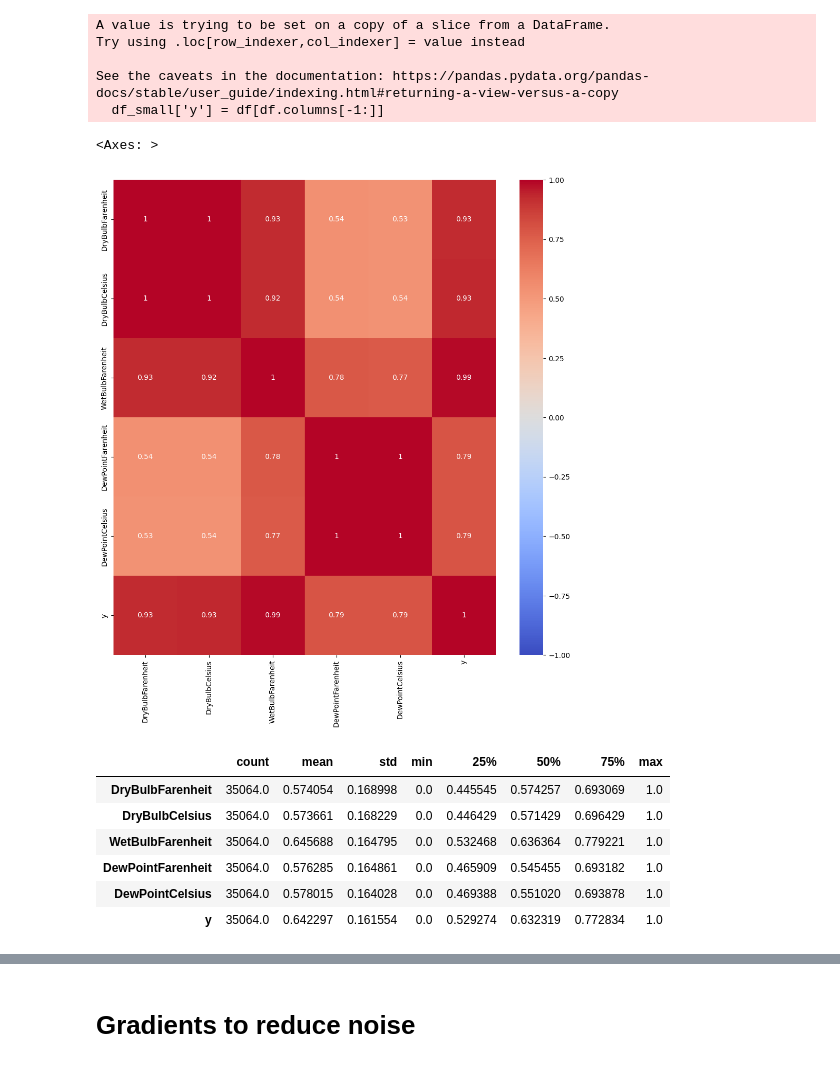
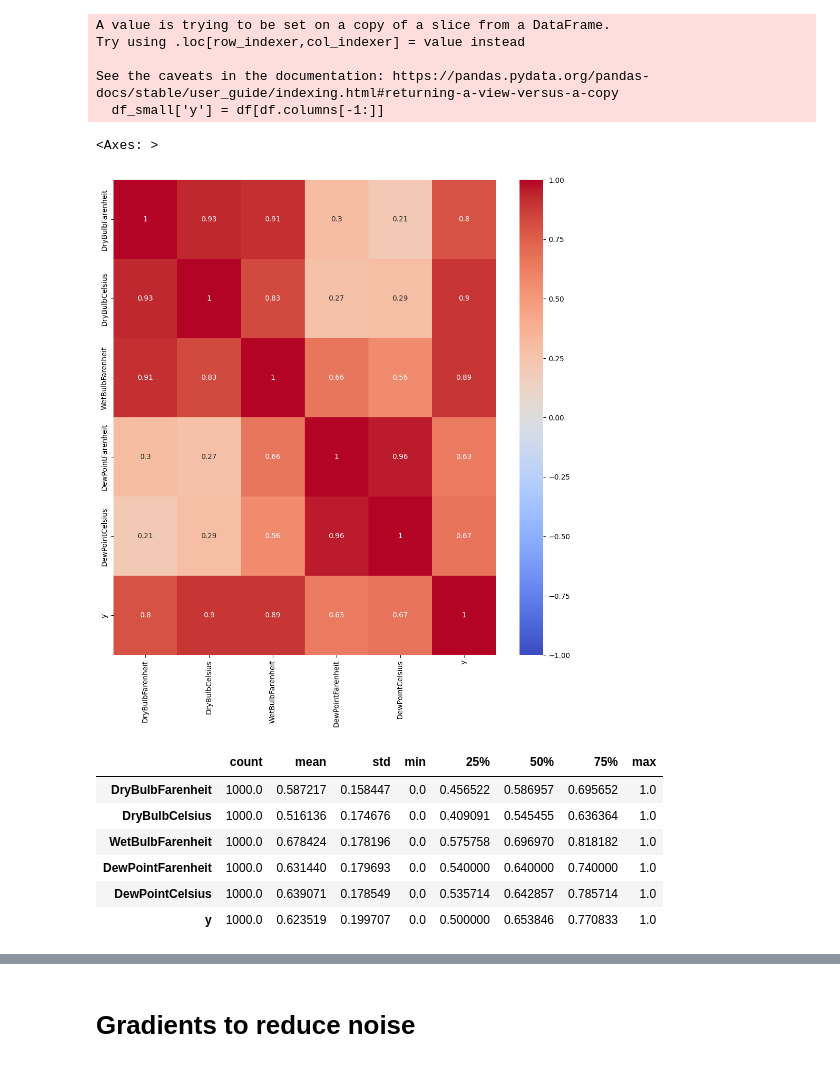
Before and after one commit to ari-dasci/S-DenoGrad, a Jupyter notebook: src/WTH/dense_NN.ipynb, the cells around one changed output, grey strips where cells are left out. Cells and saved outputs as stored; diff of their text form; code cells hidden in the pictures.

```diff
--- a/src/WTH/dense_NN.ipynb
+++ b/src/WTH/dense_NN.ipynb
@@ -57,7 +57,7 @@ def add_gaussian_noise(df:pd.DataFrame, columns:List[str], mean:float = 0.0, std
 # %% [markdown]
 # Load data
 # %%
-df = pd.read_csv(os.path.join(DATA_PATH, 'Informer_Datasets', 'WTH', 'WTH.csv'))
+df = pd.read_csv(os.path.join(DATA_PATH, 'Informer_Datasets', 'WTH', 'WTH.csv'))[:1000]
 df
 # %% [output]
 |  | date | Visibility | DryBulbFarenheit | DryBulbCelsius | WetBulbFarenheit | DewPointFarenheit | ... |
@@ -124,12 +124,12 @@ Try using .loc[row_indexer,col_indexer] = value instead
 See the caveats in the documentation: https://pandas.pydata.org/pandas-docs/stable/user_guide/indexing.html#returning-a-view-versus-a-copy
   df_small['y'] = df[df.columns[-1:]]
 # %%
-corr = df_small.corr()
+corr_orig = df_small.corr()
 plt.figure(figsize=(12, 12))
-sns.heatmap(corr, annot=True, cmap='coolwarm', vmin=-1, vmax=1)
+sns.heatmap(corr_orig, annot=True, cmap='coolwarm', vmin=-1, vmax=1)
 # %% [output]
 <Axes: >
-[figure, old version]
+[figure, new version]
 # %%
 scaler = MinMaxScaler()
 df_scaled = scaler.fit_transform(df_small)
@@ -137,10 +137,10 @@ df_scaled = pd.DataFrame(df_scaled, columns=df_small.columns)
 df_scaled.describe().T
 # %% [output]
 |  | count | mean | std | min | 25% | 50% | 75% | max |
-| DryBulbFarenheit | 35064.0 | 0.574054 | 0.168998 | 0.0 | 0.445545 | 0.574257 | 0.693069 | 1.0 |
-| DryBulbCelsius | 35064.0 | 0.573661 | 0.168229 | 0.0 | 0.446429 | 0.571429 | 0.696429 | 1.0 |
-| WetBulbFarenheit | 35064.0 | 0.645688 | 0.164795 | 0.0 | 0.532468 | 0.636364 | 0.779221 | 1.0 |
-| DewPointFarenheit | 35064.0 | 0.576285 | 0.164861 | 0.0 | 0.465909 | 0.545455 | 0.693182 | 1.0 |
-| DewPointCelsius | 35064.0 | 0.578015 | 0.164028 | 0.0 | 0.469388 | 0.551020 | 0.693878 | 1.0 |
-| y | 35064.0 | 0.642297 | 0.161554 | 0.0 | 0.529274 | 0.632319 | 0.772834 | 1.0 |
+| DryBulbFarenheit | 1000.0 | 0.587217 | 0.158447 | 0.0 | 0.456522 | 0.586957 | 0.695652 | 1.0 |
+| DryBulbCelsius | 1000.0 | 0.516136 | 0.174676 | 0.0 | 0.409091 | 0.545455 | 0.636364 | 1.0 |
+| WetBulbFarenheit | 1000.0 | 0.678424 | 0.178196 | 0.0 | 0.575758 | 0.696970 | 0.818182 | 1.0 |
+| DewPointFarenheit | 1000.0 | 0.631440 | 0.179693 | 0.0 | 0.540000 | 0.640000 | 0.740000 | 1.0 |
+| DewPointCelsius | 1000.0 | 0.639071 | 0.178549 | 0.0 | 0.535714 | 0.642857 | 0.785714 | 1.0 |
+| y | 1000.0 | 0.623519 | 0.199707 | 0.0 | 0.500000 | 0.653846 | 0.770833 | 1.0 |
 # %%
```
Also changed, not shown: parts of 30 cells of this notebook, 11 other files.
